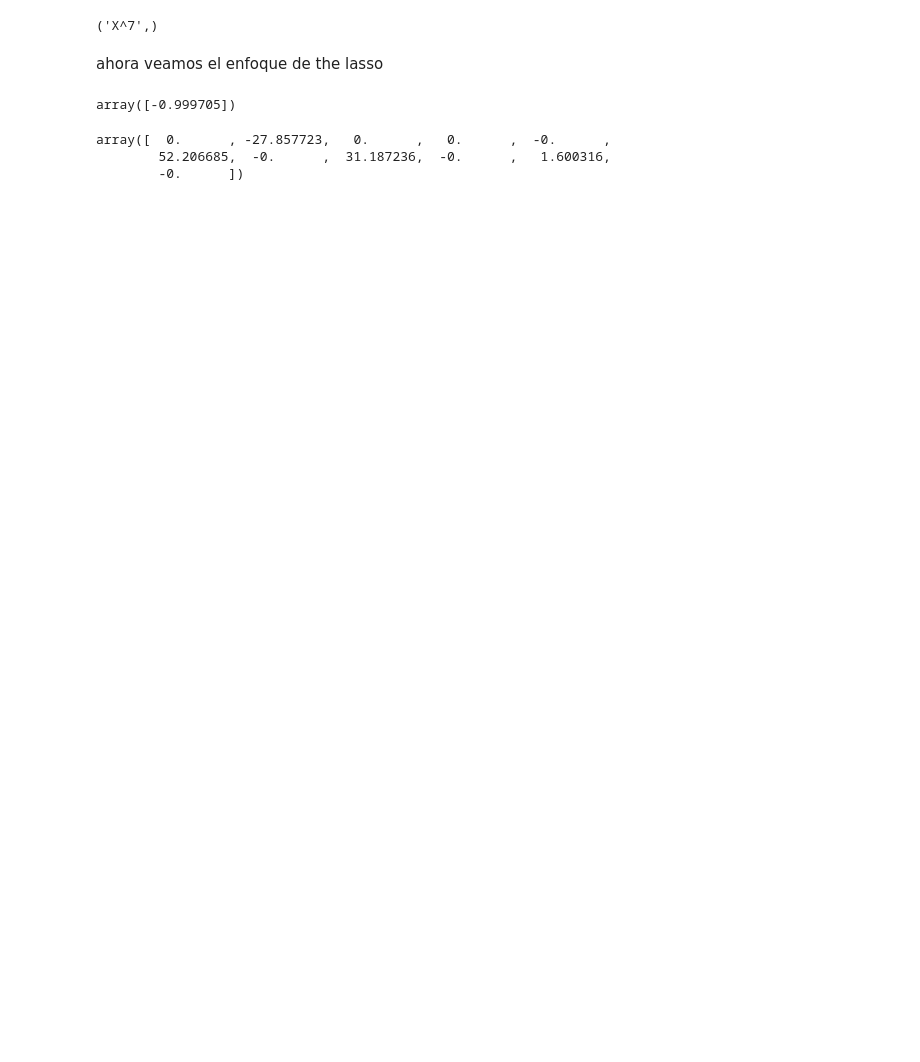
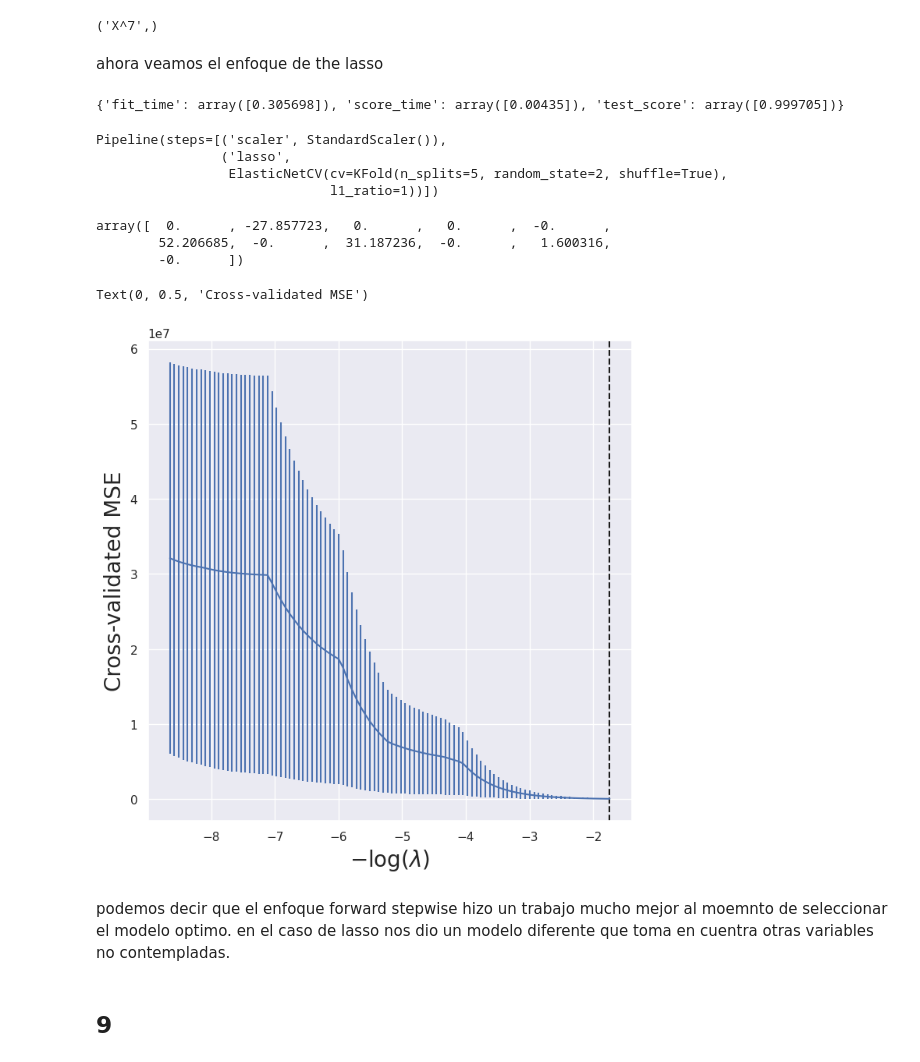
Before and after one commit to chuancao26/islp, a Jupyter notebook: EjerciciosRegularizacion.ipynb, the cells around one changed output. Cells and saved outputs as stored; diff of their text form; code cells hidden in the pictures; blank space fills up the shorter version.

```diff
--- a/EjerciciosRegularizacion.ipynb
+++ b/EjerciciosRegularizacion.ipynb
@@ -584,9 +584,17 @@ results = skm.cross_validate(pipe,
                              new_y,
                              cv=outer_valid,
                              scoring="r2")
--results["test_score"]
+print(results)
 # %% [output]
-array([-0.999705])
+{'fit_time': array([0.305698]), 'score_time': array([0.00435]), 'test_score': array([0.999705])}
+# %%
+pipe.fit(design.transform(df),
+         new_y)
+# %% [output]
+Pipeline(steps=[('scaler', StandardScaler()),
+                ('lasso',
+                 ElasticNetCV(cv=KFold(n_splits=5, random_state=2, shuffle=True),
+                              l1_ratio=1))])
 # %%
 pipe.fit(design.transform(df), new_y)
 lasso_cv = pipe.named_steps["lasso"]
@@ -596,3 +604,20 @@ lasso_cv.coef_ / scaler.scale_
 array([  0.      , -27.857723,   0.      ,   0.      ,  -0.      ,
         52.206685,  -0.      ,  31.187236,  -0.      ,   1.600316,
         -0.      ])
+# %%
+tunned_lasso_cv = pipe.named_steps["lasso"]
+lambdas = tunned_lasso_cv.alphas_
+lasso_fig, ax = plt.subplots(figsize=(8,8))
+ax.errorbar(-np.log(lambdas),
+            tunned_lasso_cv.mse_path_.mean(1),
+            yerr=tunned_lasso_cv.mse_path_.std(1) / np.sqrt(k))
+ax.axvline(-np.log(tunned_lasso_cv.alpha_), c="k", ls="--")
+ax.set_xlabel('$-\log(\lambda)$', fontsize=20)
+ax.set_ylabel('Cross-validated MSE', fontsize=20)
+# %% [output]
+Text(0, 0.5, 'Cross-validated MSE')
+[figure, added]
+# %% [markdown]
+podemos decir que el enfoque forward stepwise hizo un trabajo mucho mejor al moemnto de seleccionar el modelo optimo. en el caso de lasso nos dio un modelo diferente que toma en cuentra otras variables no contempladas.
+# %% [markdown]
+## 9
```
Also changed, not shown: parts of 30 cells of this notebook.
